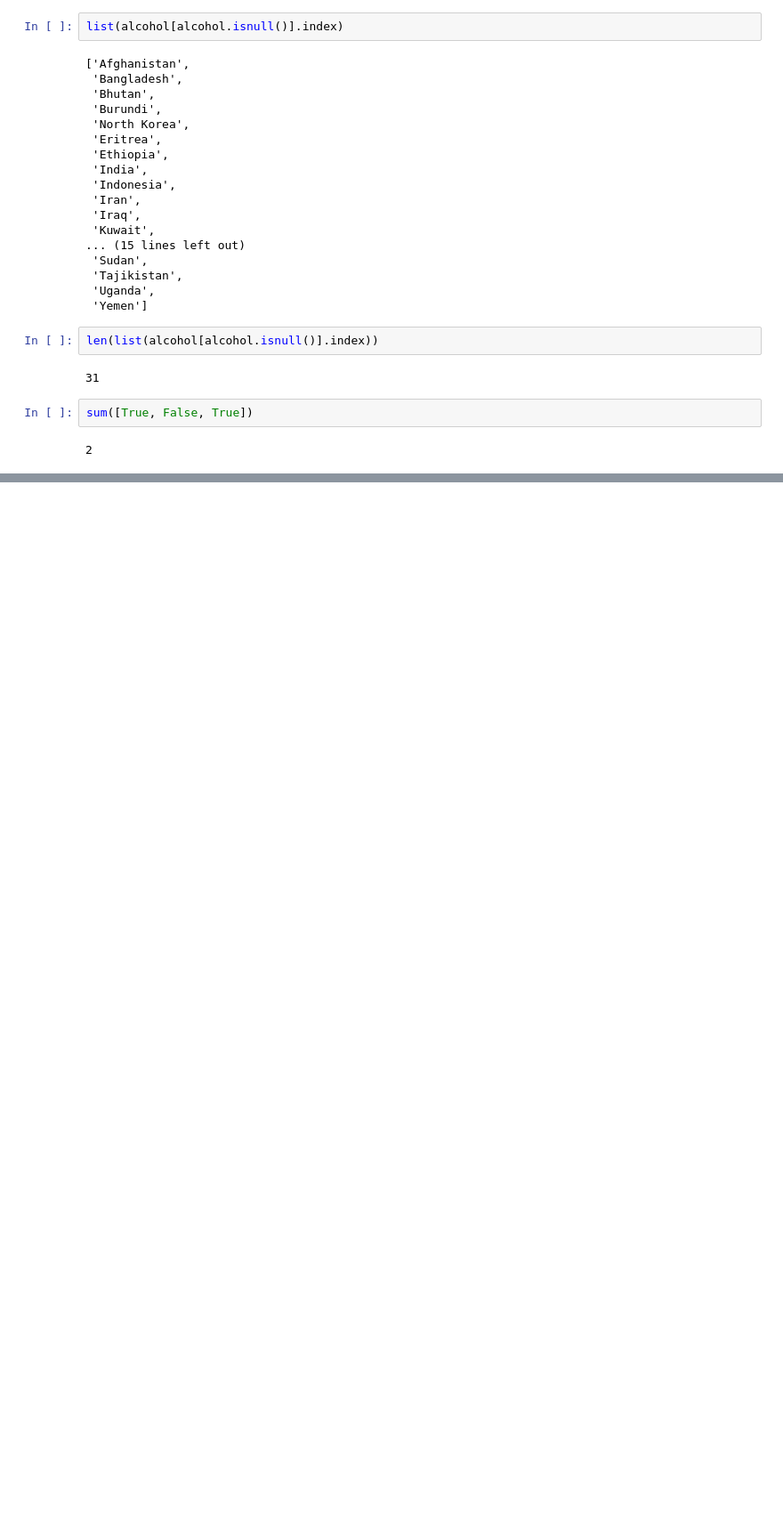
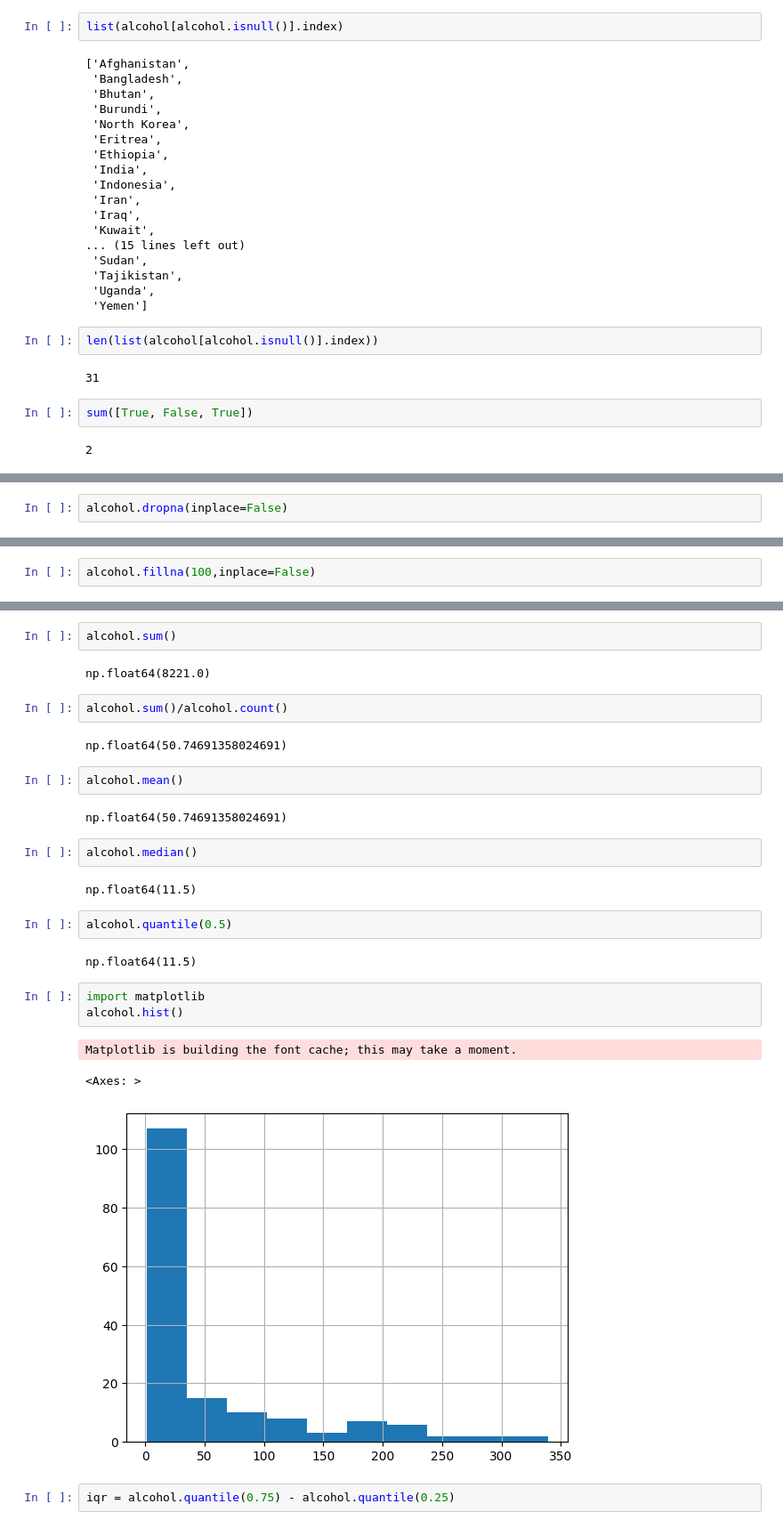
Before and after one commit to kprashant49/Projects, a Jupyter notebook: misc_projects/pandas_lecture_practice.ipynb, the cells around one changed output, grey strips where cells are left out. Shown: that part at 89% size. Cells and saved outputs as stored; diff of their text form; blank space fills up the shorter version.

```diff
--- a/misc_projects/pandas_lecture_practice.ipynb
+++ b/misc_projects/pandas_lecture_practice.ipynb
@@ -827,0 +966,2 @@ sum([True, False, True])
+# %%
+alcohol.dropna(inplace=False)
@@ -827,0 +986,2 @@ sum([True, False, True])
+# %%
+alcohol.fillna(100,inplace=False)
@@ -827,0 +1006,29 @@ sum([True, False, True])
+# %%
+alcohol.sum()
+# %% [output]
+np.float64(8221.0)
+# %%
+alcohol.sum()/alcohol.count()
+# %% [output]
+np.float64(50.74691358024691)
+# %%
+alcohol.mean()
+# %% [output]
+np.float64(50.74691358024691)
+# %%
+alcohol.median()
+# %% [output]
+np.float64(11.5)
+# %%
+alcohol.quantile(0.5)
+# %% [output]
+np.float64(11.5)
+# %%
+import matplotlib
+alcohol.hist()
+# %% [output]
+Matplotlib is building the font cache; this may take a moment.
+<Axes: >
+[figure, added]
+# %%
+iqr = alcohol.quantile(0.75) - alcohol.quantile(0.25)
```
Also changed, not shown: parts of 22 cells of this notebook, 1 other file.
